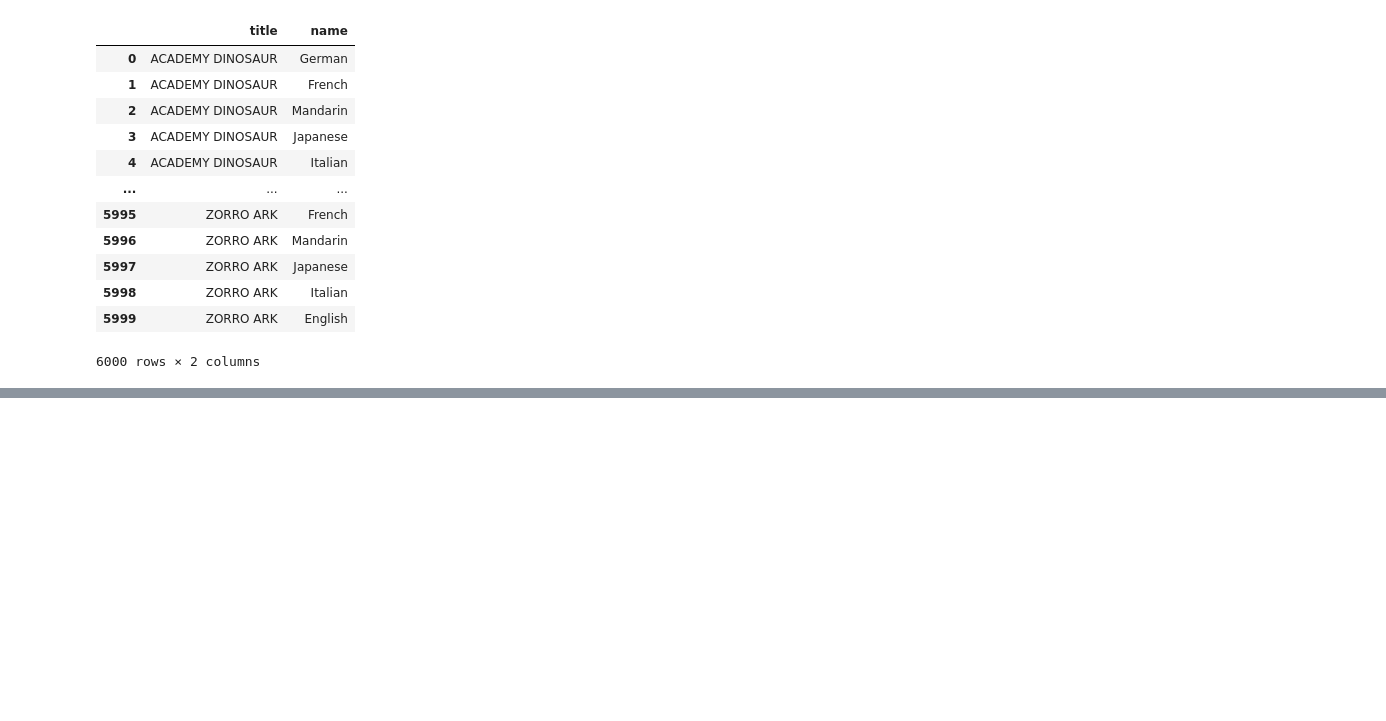
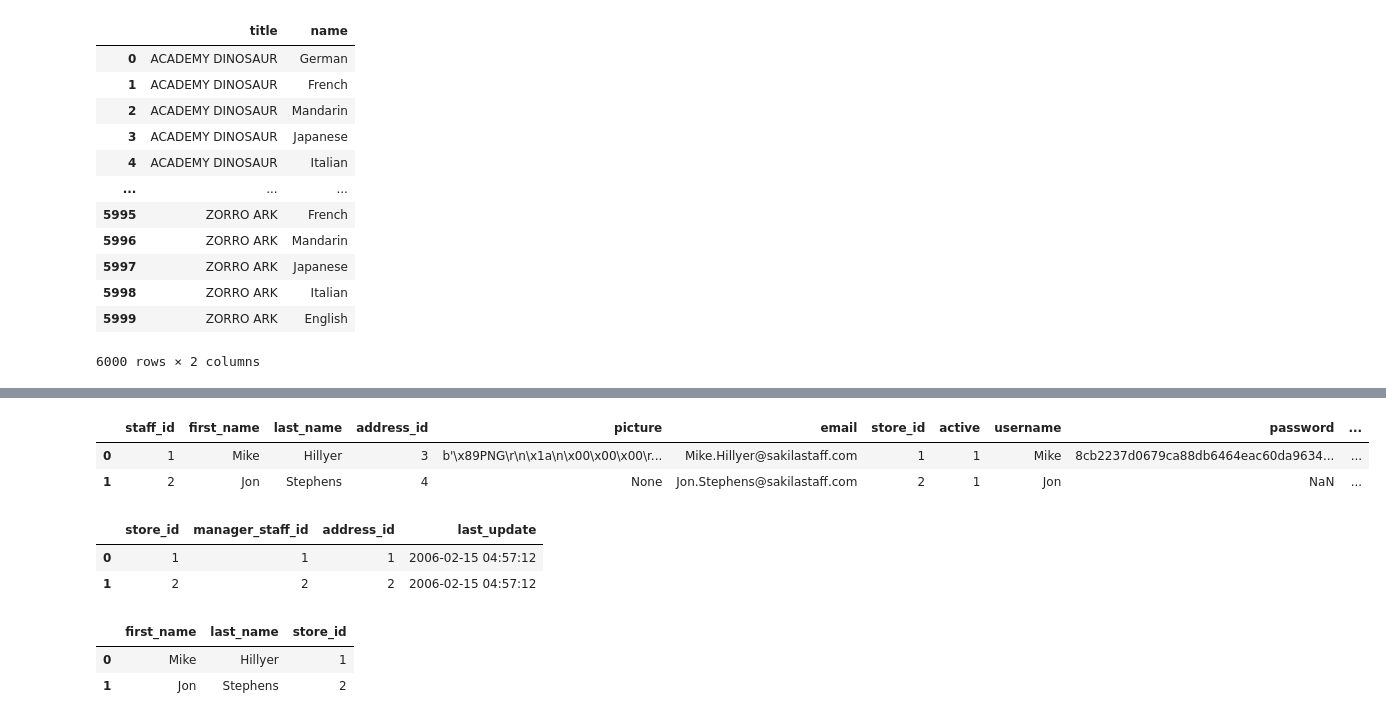
Before and after one commit to preciii7/practica_programacion, a Jupyter notebook: sql/ejercicios_sakila.ipynb, the cells around one changed output, grey strips where cells are left out. Drawn from its saved outputs; the diff is of its cells as text; code cells hidden in the pictures; blank space fills up the shorter version.

```diff
--- a/sql/ejercicios_sakila.ipynb
+++ b/sql/ejercicios_sakila.ipynb
@@ -598,0 +609,18 @@ pd.read_sql("SELECT title, name FROM film JOIN language",engine)
+# %%
+pd.read_sql("SELECT * FROM staff",engine)
+# %% [output]
+|  | staff_id | first_name | last_name | address_id | picture | email | store_id | active | username | password | ... |
+| 0 | 1 | Mike | Hillyer | 3 | b'\x89PNG\r\n\x1a\n\x00\x00\x00\r... | Mike.Hillyer@sakilastaff.com | 1 | 1 | Mike | 8cb2237d0679ca88db6464eac60da9634... | ... |
+| 1 | 2 | Jon | Stephens | 4 | None | Jon.Stephens@sakilastaff.com | 2 | 1 | Jon | NaN | ... |
+# %%
+pd.read_sql("SELECT * FROM store",engine)
+# %% [output]
+|  | store_id | manager_staff_id | address_id | last_update |
+| 0 | 1 | 1 | 1 | 2006-02-15 04:57:12 |
+| 1 | 2 | 2 | 2 | 2006-02-15 04:57:12 |
+# %%
+pd.read_sql("SELECT first_name, last_name, store.store_id FROM staff JOIN store ON staff.staff_id = store.manager_staff_id",engine)
+# %% [output]
+|  | first_name | last_name | store_id |
+| 0 | Mike | Hillyer | 1 |
+| 1 | Jon | Stephens | 2 |
```
Also changed, not shown: parts of 1 cell of this notebook.
